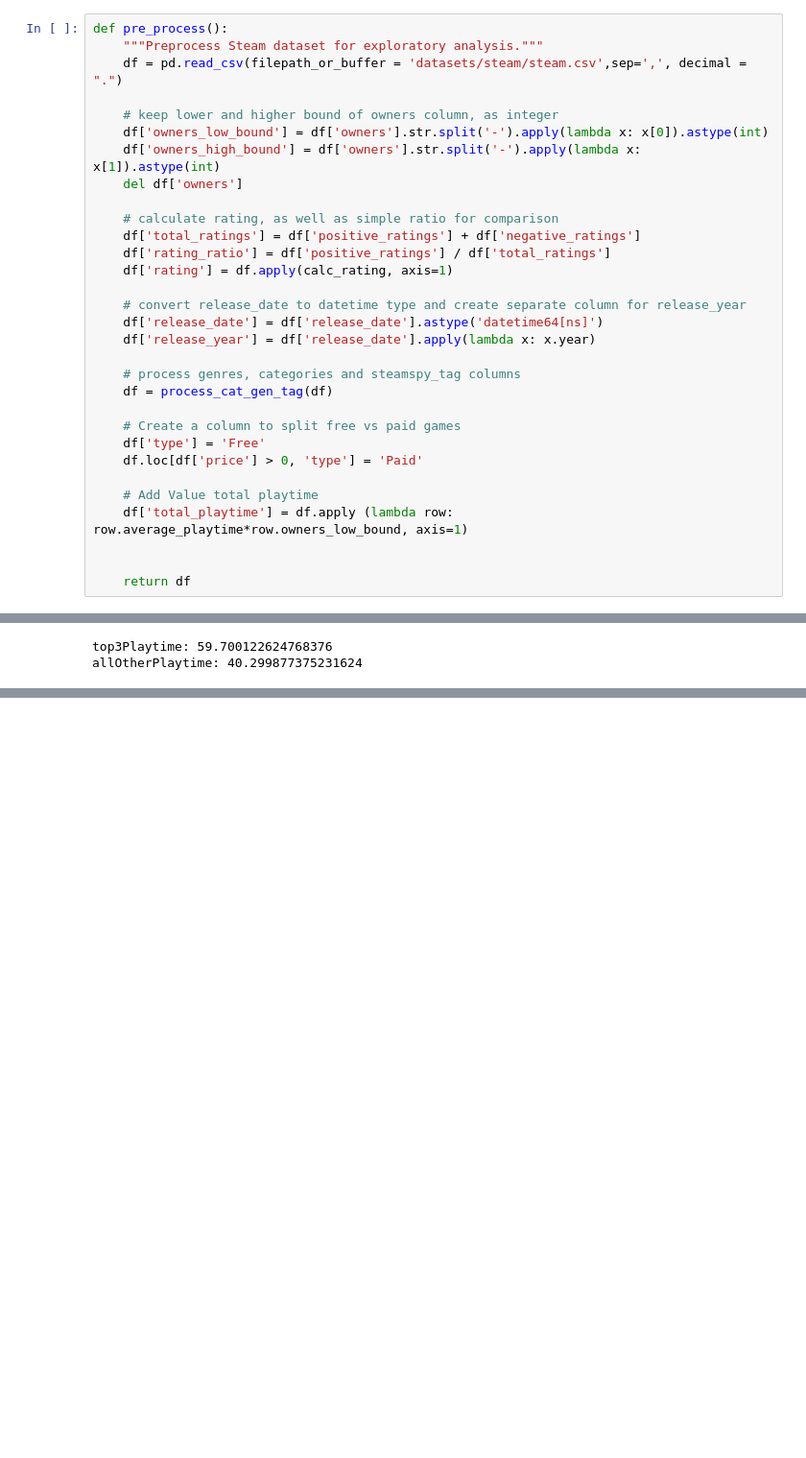
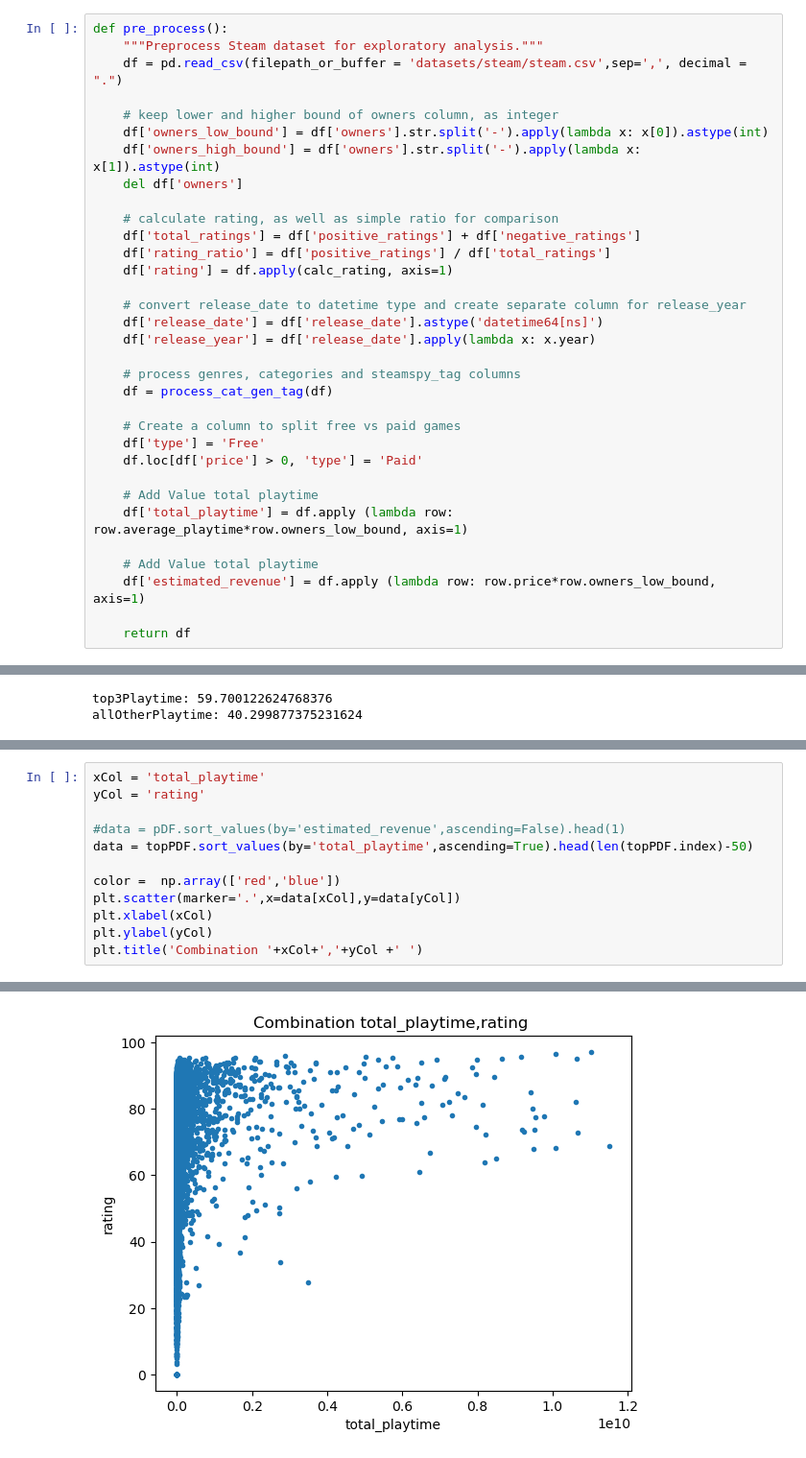
Before and after one commit to Emanum/TU_Visual_Data_Science, a Jupyter notebook: lab2/Steam-Analysis.ipynb, the cells around one changed output, grey strips where cells are left out. Shown: that part at 96% size. Cells and saved outputs as stored; diff of their text form; blank space fills up the shorter version.

```diff
--- a/lab2/Steam-Analysis.ipynb
+++ b/lab2/Steam-Analysis.ipynb
@@ -167,6 +167,8 @@ def pre_process():
     # Add Value total playtime
     df['total_playtime'] = df.apply (lambda row: row.average_playtime*row.owners_low_bound, axis=1)
 
+    # Add Value total playtime
+    df['estimated_revenue'] = df.apply (lambda row: row.price*row.owners_low_bound, axis=1)
 
     return df
 # %%
@@ -482,0 +459,13 @@ allOtherPlaytime: 40.299877375231624
+# %%
+xCol = 'total_playtime'
+yCol = 'rating'
+
+#data = pDF.sort_values(by='estimated_revenue',ascending=False).head(1)
+data = topPDF.sort_values(by='total_playtime',ascending=True).head(len(topPDF.index)-50)
+
+color =  np.array(['red','blue'])
+plt.scatter(marker='.',x=data[xCol],y=data[yCol])
+plt.xlabel(xCol)
+plt.ylabel(yCol)
+plt.title('Combination '+xCol+','+yCol +' ')
+# %% [output]
@@ -482,0 +473 @@ allOtherPlaytime: 40.299877375231624
+[figure, added]
```
Also changed, not shown: parts of 12 cells of this notebook, 4 other files.
